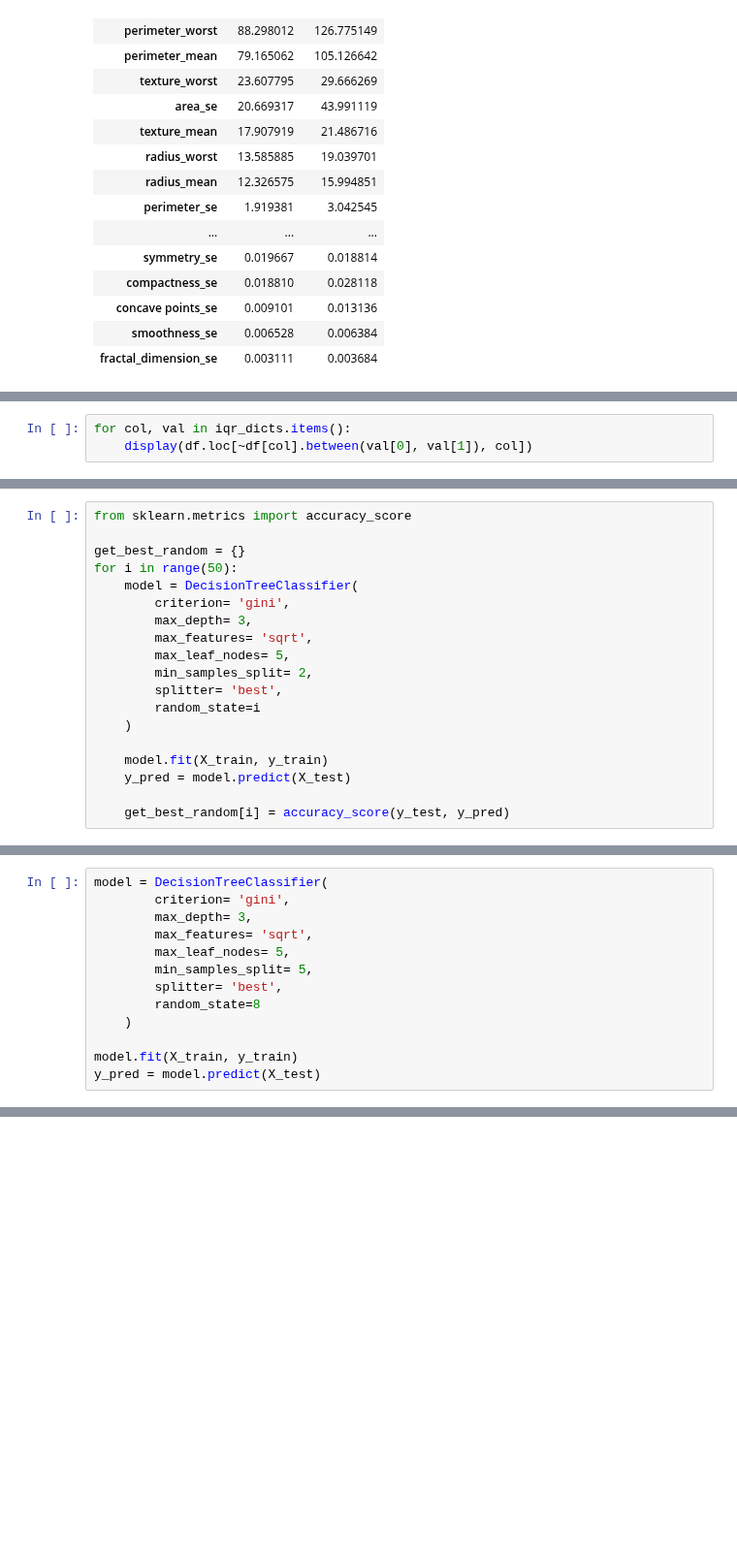
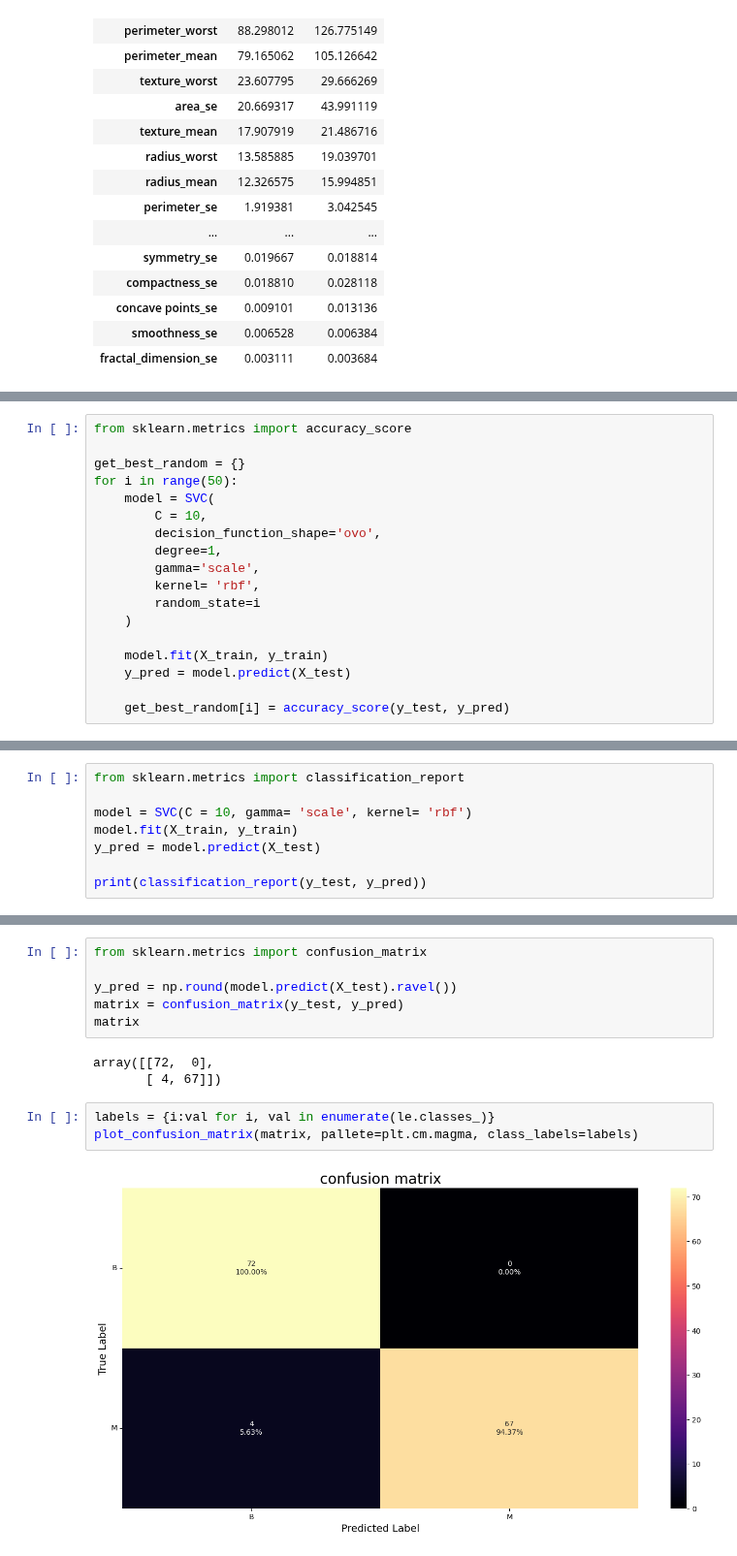
Before and after one commit to AnggaDS01/Python, a Jupyter notebook: Machine-learning/breast_cance_wisconsin_classification/breast_cancer.ipynb, the cells around one changed output, grey strips where cells are left out. Shown at 97% size. Cells and saved outputs as stored; diff of their text form; blank space fills up the shorter version.

```diff
--- a/Machine-learning/breast_cance_wisconsin_classification/breast_cancer.ipynb
+++ b/Machine-learning/breast_cance_wisconsin_classification/breast_cancer.ipynb
@@ -585,3 +599,0 @@ ______________________________
-# %%
-for col, val in iqr_dicts.items():
-    display(df.loc[~df[col].between(val[0], val[1]), col])
@@ -974,13 +755,12 @@ from sklearn.metrics import accuracy_score
 
 get_best_random = {}
 for i in range(50):
-    model = DecisionTreeClassifier(
-        criterion= 'gini',
-        max_depth= 3,
-        max_features= 'sqrt',
-        max_leaf_nodes= 5,
-        min_samples_split= 2,
-        splitter= 'best',
+    model = SVC(
+        C = 10,
+        decision_function_shape='ovo',
+        degree=1,
+        gamma='scale',
+        kernel= 'rbf',
         random_state=i
     )
 
@@ -996,13 +776,8 @@ print(f'{idx}: {get_best_random[idx]}')
 # %%
-model = DecisionTreeClassifier(
-        criterion= 'gini',
-        max_depth= 3,
-        max_features= 'sqrt',
-        max_leaf_nodes= 5,
-        min_samples_split= 5,
-        splitter= 'best',
-        random_state=8
-    )
+from sklearn.metrics import classification_report
 
+model = SVC(C = 10, gamma= 'scale', kernel= 'rbf')
 model.fit(X_train, y_train)
 y_pred = model.predict(X_test)
+
+print(classification_report(y_test, y_pred))
@@ -1021,0 +877,14 @@ weighted avg       0.95      0.95      0.95       142
+# %%
+from sklearn.metrics import confusion_matrix
+
+y_pred = np.round(model.predict(X_test).ravel())
+matrix = confusion_matrix(y_test, y_pred)
+matrix
+# %% [output]
+array([[72,  0],
+       [ 4, 67]])
+# %%
+labels = {i:val for i, val in enumerate(le.classes_)}
+plot_confusion_matrix(matrix, pallete=plt.cm.magma, class_labels=labels)
+# %% [output]
+[figure, added]
```
Also changed, not shown: parts of 44 cells of this notebook.
